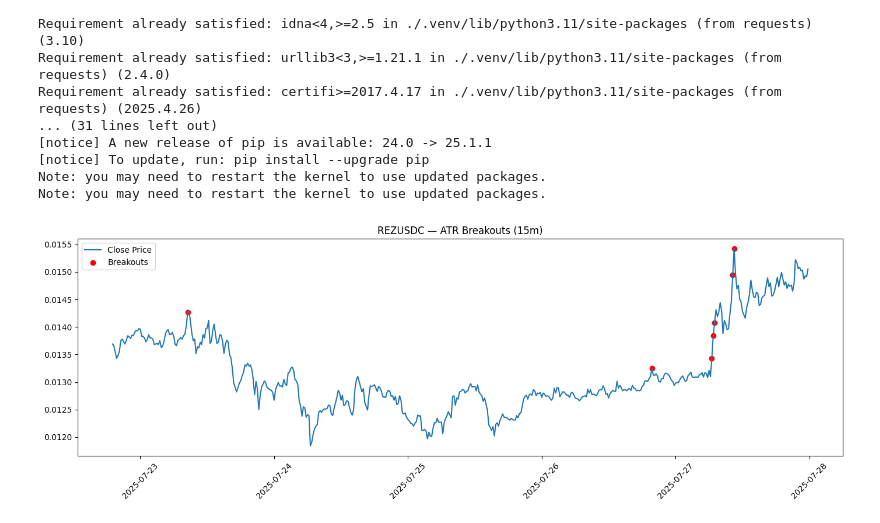
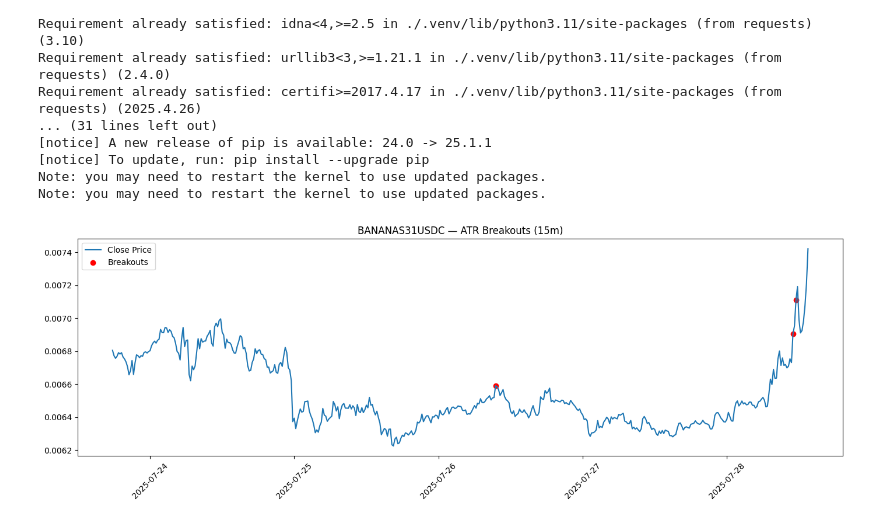
Before and after one commit to carkod/binbot-notebooks, a Jupyter notebook: atr_breakout.ipynb, the cells around one changed output. Drawn from its saved outputs; the diff is of its cells as text; code cells hidden in the pictures.

```diff
--- a/atr_breakout.ipynb
+++ b/atr_breakout.ipynb
@@ -29,12 +29,13 @@ def to_ms(dt):
     return int(dt.timestamp() * 1000)
 
 # Parameters
-symbol = "REZUSDC"
+symbol = "BANANAS31USDC"
 interval = "15m"
 end_time = datetime.now(tz=timezone.utc)
 start_time = end_time - timedelta(minutes=15*500)
 start_time = to_ms(start_time)
-end_time = to_ms(end_time)
+# end_time = to_ms(end_time)
+end_time = 1753710200000
 
 # Fetch data in chunks (max 1500 candles per request)
 def fetch_binance_klines(symbol, interval, start_ms, end_ms):
@@ -66,34 +67,34 @@ df = pd.DataFrame(raw_data, columns=[
 ])
 df["open_time"] = pd.to_datetime(df["open_time"], unit="ms")
 df.set_index("open_time", inplace=True)
 df[["open", "high", "low", "close", "volume"]] = df[["open", "high", "low", "close", "volume"]].astype(float)
 
 # ATR breakout logic
 tr = pd.concat([
     df["high"] - df["low"],
     (df["high"] - df["close"].shift()).abs(),
     (df["low"] - df["close"].shift()).abs()
 ], axis=1).max(axis=1)
 
 # Amplitude calculation (high - low)
 df["amplitude"] = df["high"] - df["low"]
 
-df["ATR"] = tr.rolling(window=50, min_periods=40).mean()
-df["rolling_high"] = df["high"].rolling(window=50).max().shift(1)
-df["ATR_breakout"] = df["close"] > (df["rolling_high"] + 1.2 * df["ATR"])
+df["ATR"] = tr.rolling(window=30, min_periods=20).mean()
+df["rolling_high"] = df["high"].rolling(window=30).max().shift(1)
 df["breakout_strength"] = (df["close"] - df["rolling_high"]) / df["ATR"]
+df["ATR_breakout"] = (df["close"] > (df["rolling_high"] + 1.1 * df["ATR"])) & (df["breakout_strength"] > 0.05)
 
 # Plot close and breakouts
 plt.figure(figsize=(14, 5))
 plt.plot(df.index, df["close"], label="Close Price")
 plt.scatter(df[df["ATR_breakout"]].index, df[df["ATR_breakout"]]["close"], color='red', label="Breakouts")
 plt.title(f"{symbol} — ATR Breakouts (15m)")
 plt.legend()
 plt.xticks(rotation=45)
 plt.tight_layout()
 plt.show()
 
 # Show breakout rows
 print(df[df["ATR_breakout"]][["close", "ATR", "rolling_high", "breakout_strength", "amplitude"]].tail(10))
 # %% [output]
-[figure, old version]
+[figure, new version]
```
Also changed, not shown: parts of 1 cell of this notebook, 2 other files.
